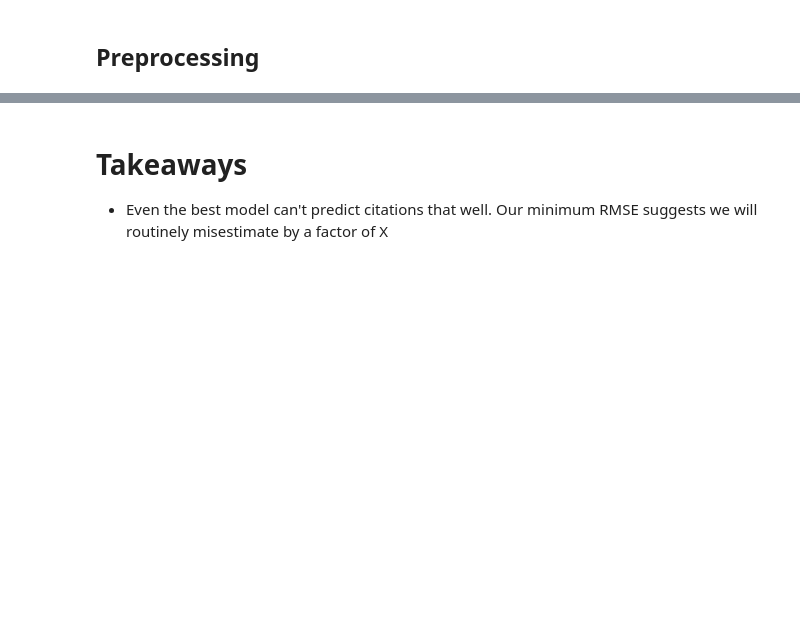
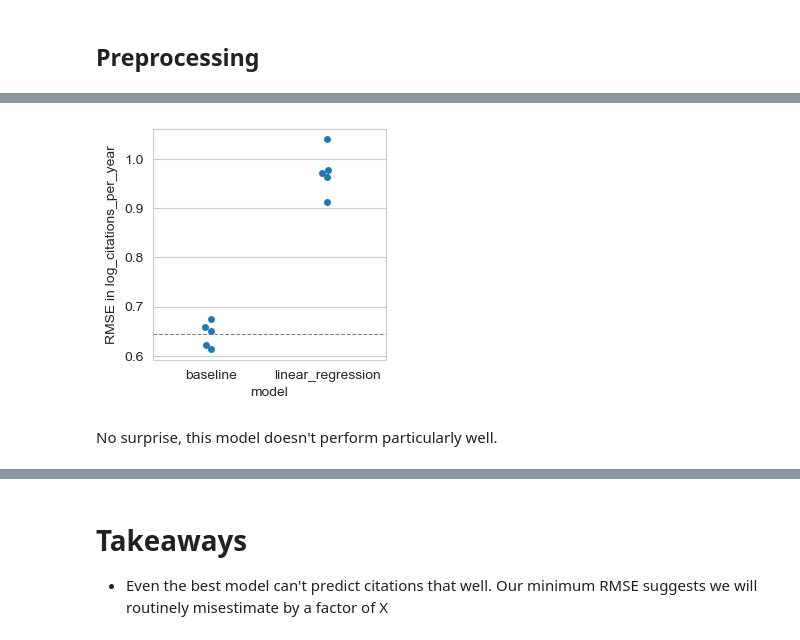
Before and after one commit to zhafen/work-sample, a Jupyter notebook: citation_prediction.ipynb, the cells around one changed output, grey strips where cells are left out. Cells and saved outputs as stored; diff of their text form; code cells hidden in the pictures; blank space fills up the shorter version.

```diff
--- a/citation_prediction.ipynb
+++ b/citation_prediction.ipynb
@@ -387,0 +445,10 @@ cross_validate(
+# %%
+# Perform and store cross validation
+crossvals['linear_regression'] = verdict.Dict( cross_validate(
+    estimator = model,
+    X = v_train,
+    y = y_train,
+    cv = kfold,
+    scoring = 'neg_root_mean_squared_error',
+    return_estimator = True,
+) )
@@ -387,0 +458,37 @@ cross_validate(
+# %%
+def rmse_swarmplot( crossval ):
+
+    # Format data
+    df_data = -1. * verdict.Dict( crossvals ).inner_item( 'test_score' )
+    crossval_df = pd.DataFrame( df_data._storage ).melt( var_name='model', value_name='rmse' )
+
+    # Visualize
+    fig = plt.figure( figsize=(len(df_data)*1.5, 3) )
+    ax = plt.gca()
+
+    # Plot itself
+    sns.swarmplot(
+        data = crossval_df,
+        x = 'model',
+        y = 'rmse',
+        ax = ax,
+    )
+
+    # Mark the analytic baseline value for comparison
+    ax.axhline(
+        sample_std,
+        color = '0.5',
+        linestyle = '--',
+        linewidth = 0.75,
+    )
+
+    ax.set_xlabel( 'model' )
+    ax.set_ylabel( r'RMSE in log_citations_per_year' )
+
+    return fig
+# %%
+fig = rmse_swarmplot( crossvals )
+# %% [output]
+[figure, added]
+# %% [markdown]
+No surprise, this model doesn't perform particularly well.
```
Also changed, not shown: parts of 28 cells of this notebook.
